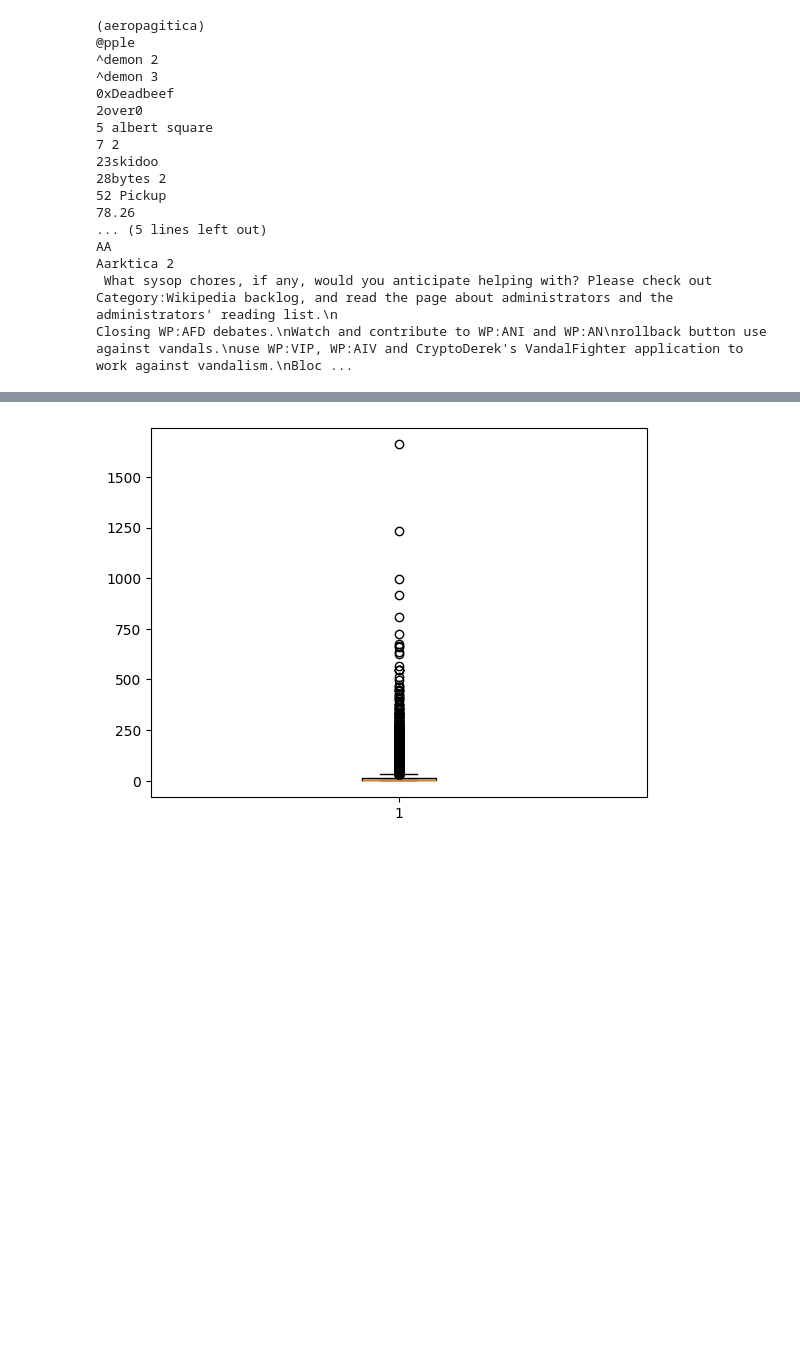
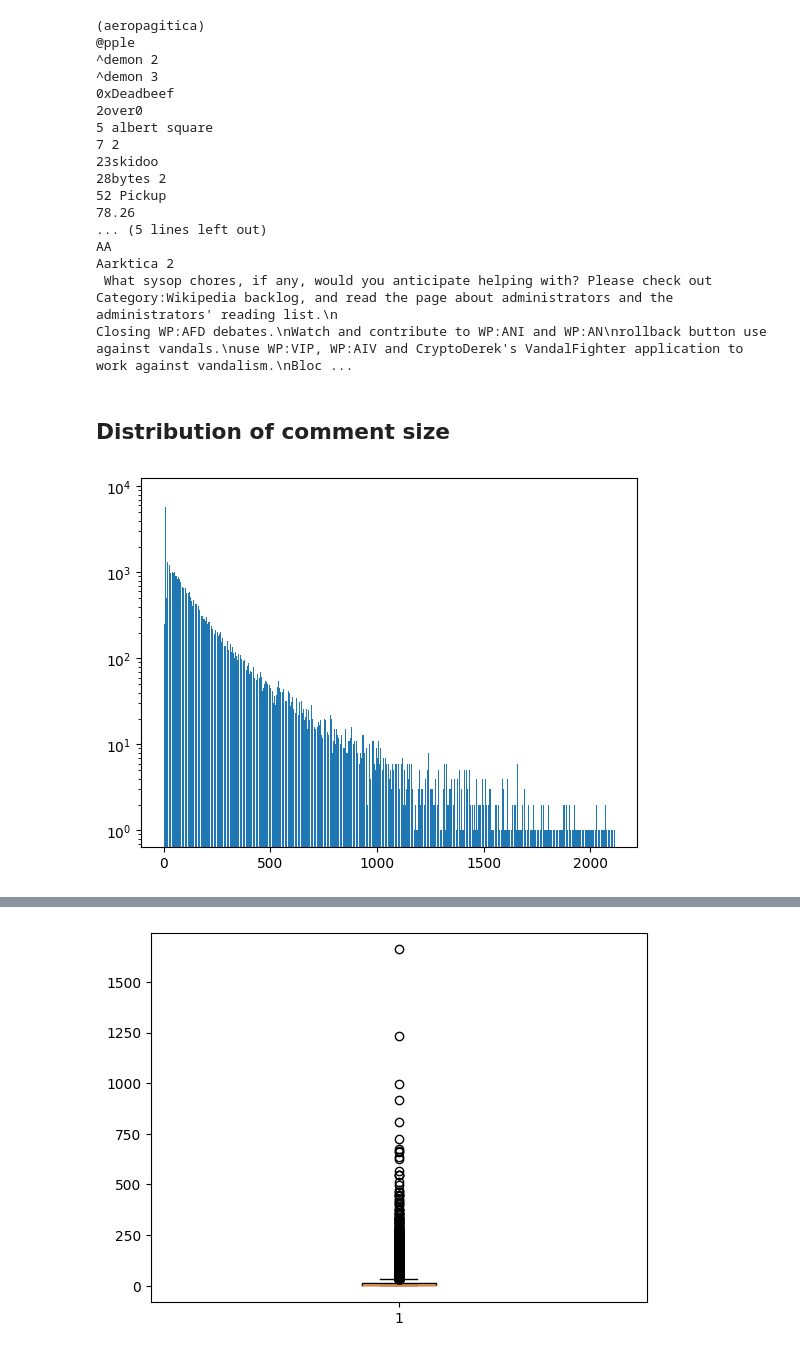
Before and after one commit to epfl-ada/ada-2024-project-ackthuallydeadalready, a Jupyter notebook: results.ipynb, the cells around one changed output, grey strips where cells are left out. Drawn from its saved outputs; the diff is of its cells as text; code cells hidden in the pictures; blank space fills up the shorter version.

```diff
--- a/results.ipynb
+++ b/results.ipynb
@@ -30,3 +31,9 @@ AA
 Aarktica 2
  What sysop chores, if any, would you anticipate helping with? Please check out Category:Wikipedia backlog, and read the page about administrators and the administrators' reading list.\n
 Closing WP:AFD debates.\nWatch and contribute to WP:ANI and WP:AN\nrollback button use against vandals.\nuse WP:VIP, WP:AIV and CryptoDerek's VandalFighter application to work against vandalism.\nBloc ...
+# %% [markdown]
+## Distribution of comment size
+# %%
+plot.comment_size(data)
+# %% [output]
+[figure, added]
```
Also changed, not shown: parts of 11 cells of this notebook, 3 other files.
